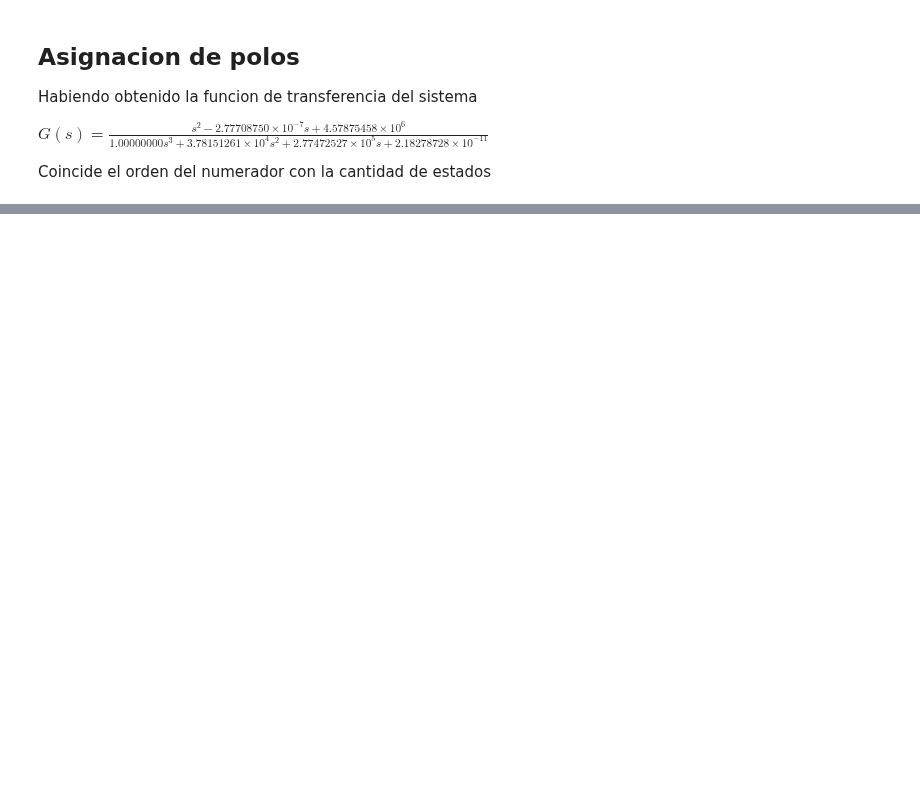
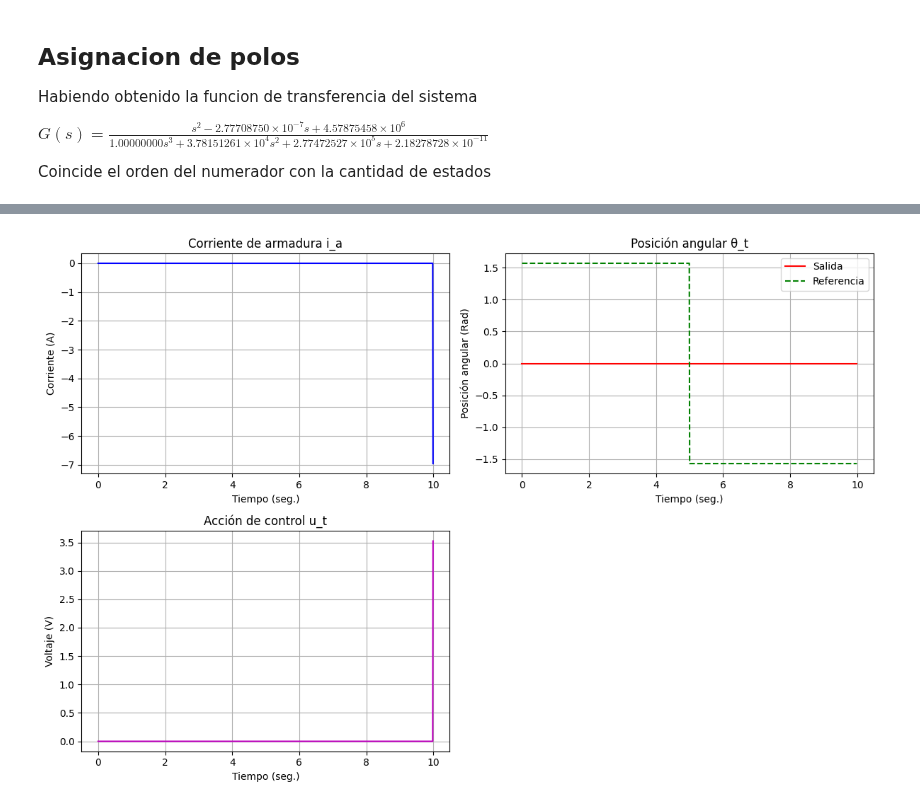
Before and after one commit to mateooD/SCII_TPs, a Jupyter notebook: Actividad_2/1_motor.ipynb, the cells around one changed output, grey strips where cells are left out. Drawn from its saved outputs; the diff is of its cells as text; code cells hidden in the pictures; blank space fills up the shorter version.

```diff
--- a/Actividad_2/1_motor.ipynb
+++ b/Actividad_2/1_motor.ipynb
@@ -264,0 +311,84 @@ plt.show()
+# %%
+
+# Ganancia del controlador K
+#K=np.array([[ 0.01229001, 0.128803, 1.9488612,-10]])
+
+#K=np.array([[ 0.1791 , 0.0018, 1.9874,-31.6228]])
+
+
+K=np.array([[ 1.92422762e-02 , 2.07660098e-01, 4.12022552e+00,-3.16227766e+01]])
+
+
+# Condiciones iniciales
+ia = np.zeros(len(t))
+w = np.zeros(len(t))
+tita = np.zeros(len(t))
+u = np.zeros(len(t))
+zeta = np.zeros(len(t))
+
+# Estado inicial
+x = np.array([ia[0], w[0], tita[0]])
+stateVector = np.transpose(np.array([ia[0], w[0], tita[0]]))
+integ = 0
+
+# Simulación del sistema
+for i in range(len(t)):
+    # Calcular la señal de error
+    zetaP = reference[i] - np.dot(C, stateVector)
+
+    # Calcular la integral del error
+    zeta[i] = integ + zetaP * h
+
+    # Calcular la acción de control
+    u[i] = -np.dot(K[:, :3], stateVector.T) - K[:, 3] * zeta[i]
+
+    # Limitar la acción de control
+    u[i] = np.clip(u[i], -24, 24)
+
+# Actualizar los estados del sistema
+x1P = ((-R_A * x[0]) / (L_AA+ K_m * x[1])/ L_AA + u[i]/ L_AA)
+x2P = ((K_i * x[0] )/ J - B_m * x[1]  / J- torque_reference[i] / J)
+x3P = x[1]
+xP = np.array([x1P, x2P, x3P])
+
+stateVector = np.transpose(np.array([ia[0], w[0], tita[0]]))
+
+x = x + h * xP
+
+
+# Actualizar los valores de las variables
+ia[i] = x[0]
+w[i] = x[1]
+tita[i] = x[2]
+integ = zeta[i]
+
+# Graficar los resultados
+plt.figure(figsize=(12, 8))
+
+plt.subplot(2, 2, 1)
+plt.plot(t, ia, 'b', linewidth=1.5)
+plt.title('Corriente de armadura i_a')
+plt.xlabel('Tiempo (seg.)')
+plt.ylabel('Corriente (A)')
+plt.grid()
+
+plt.subplot(2, 2, 2)
+plt.plot(t, tita, 'r', linewidth=1.5, label='Salida')
+plt.plot(t, reference, 'g--', linewidth=1.5, label='Referencia')
+plt.title('Posición angular θ_t')
+plt.xlabel('Tiempo (seg.)')
+plt.ylabel('Posición angular (Rad)')
+plt.legend()
+plt.grid()
+
+plt.subplot(2, 2, 3)
+plt.plot(t, w, 'm', linewidth=1.5)
+plt.title('Acción de control u_t')
+plt.xlabel('Tiempo (seg.)')
+plt.ylabel('Voltaje (V)')
+plt.grid()
+
+plt.tight_layout()
+plt.show()
+# %% [output]
+[figure, added]
```
Also changed, not shown: parts of 15 cells of this notebook.
